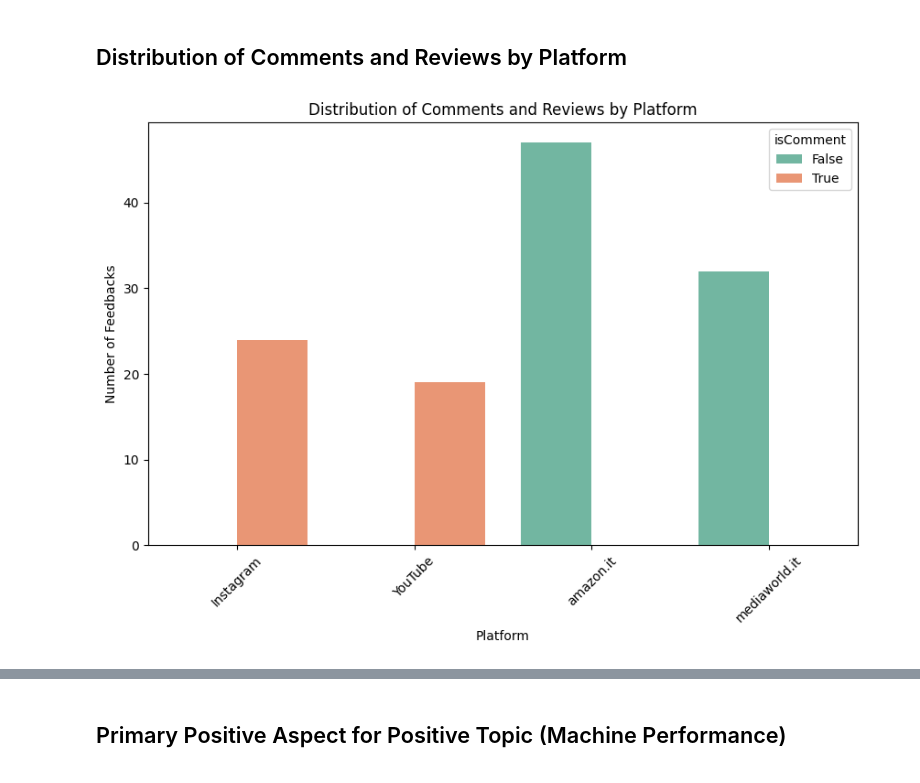
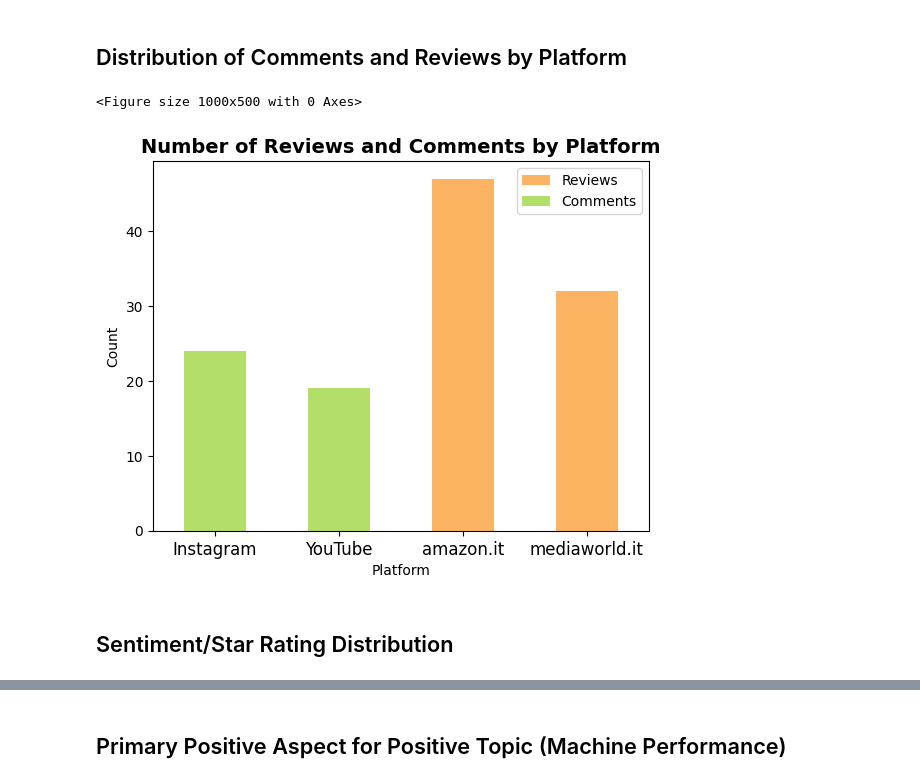
Before and after one commit to adsp-polito/2024-P14-IPL, a Jupyter notebook: KPIExtractor&Analysis.ipynb, the cells around one changed output, grey strips where cells are left out. Drawn from its saved outputs; the diff is of its cells as text; code cells hidden in the pictures.

```diff
--- a/KPIExtractor&Analysis.ipynb
+++ b/KPIExtractor&Analysis.ipynb
@@ -122,23 +131,17 @@ plt.show()
-# %%
-# Raggruppa i dati per piattaforma e tipo di feedback
-platform_feedbacks = elaborated_feedbacks.groupby(['feedbackPlatform', 'isComment']).size().unstack().fillna(0).reset_index()
-
-# Riorganizzare i dati in formato lungo con melt
-platform_feedbacks_melted = platform_feedbacks.melt(id_vars="feedbackPlatform", value_vars=[False, True], var_name="isComment", value_name="Number of Feedbacks")
-
-# Creare il grafico a barre con seaborn
-plt.figure(figsize=(10, 6))
-sns.barplot(x='feedbackPlatform', y='Number of Feedbacks', hue='isComment', data=platform_feedbacks_melted, palette='Set2')
-
-# Aggiungere titolo e etichette
-plt.title('Distribution of Comments and Reviews by Platform')
-plt.xlabel('Platform')
-plt.ylabel('Number of Feedbacks')
-
-# Ruotare le etichette sull'asse x per una migliore leggibilità
-plt.xticks(rotation=45)
-
-# Mostrare il grafico
-plt.show()
-# %% [output]
-[figure, removed]
+# %%
+# Plot: Distribution of reviews and comments by platform
+plt.figure(figsize=(10, 5))
+platform_counts = combined_df.groupby(['feedbackPlatform', 'isComment']).size().unstack()
+platform_counts.plot(kind='bar', stacked=True, color=[colors[5], colors[6]])
+plt.title('Number of Reviews and Comments by Platform',fontweight='bold', fontsize=14)
+plt.xlabel('Platform')
+plt.ylabel('Count')
+plt.legend(['Reviews', 'Comments'])
+plt.xticks(rotation=0)
+plt.xticks(fontsize=12)
+plt.show()
+# %% [output]
+<Figure size 1000x500 with 0 Axes>
+[figure, added]
+# %% [markdown]
+## Sentiment/Star Rating Distribution
```
Also changed, not shown: parts of 57 cells of this notebook, 9 other files.
